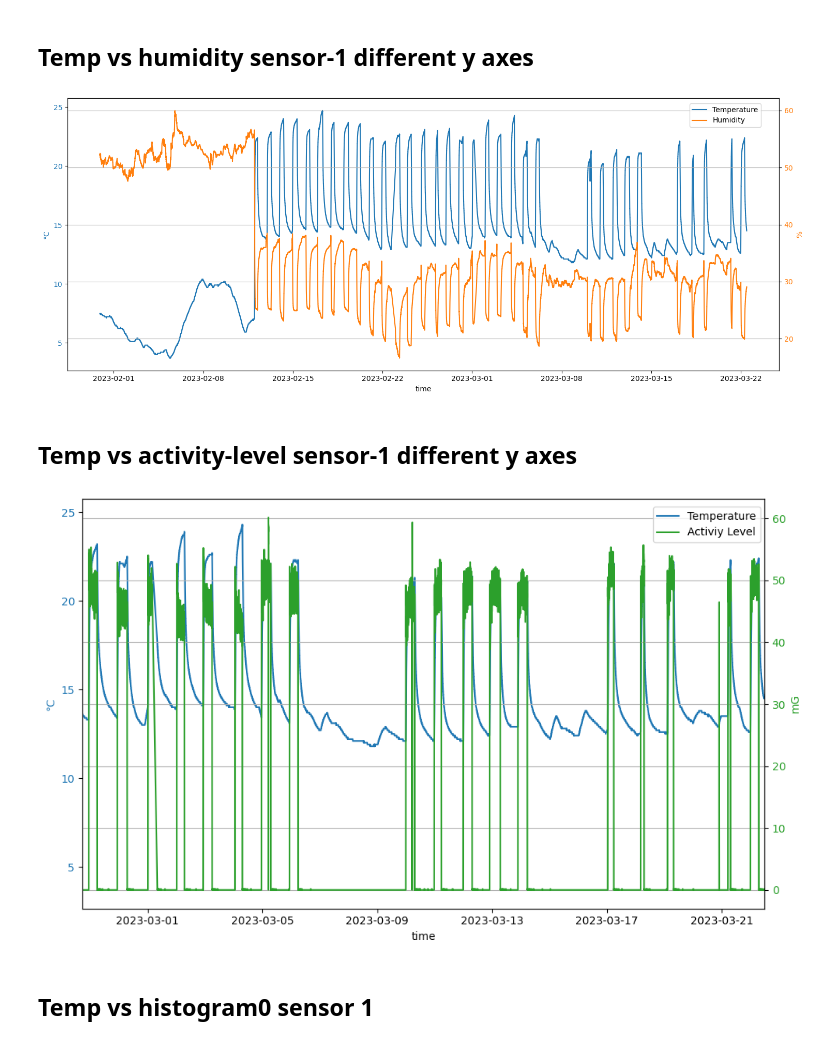
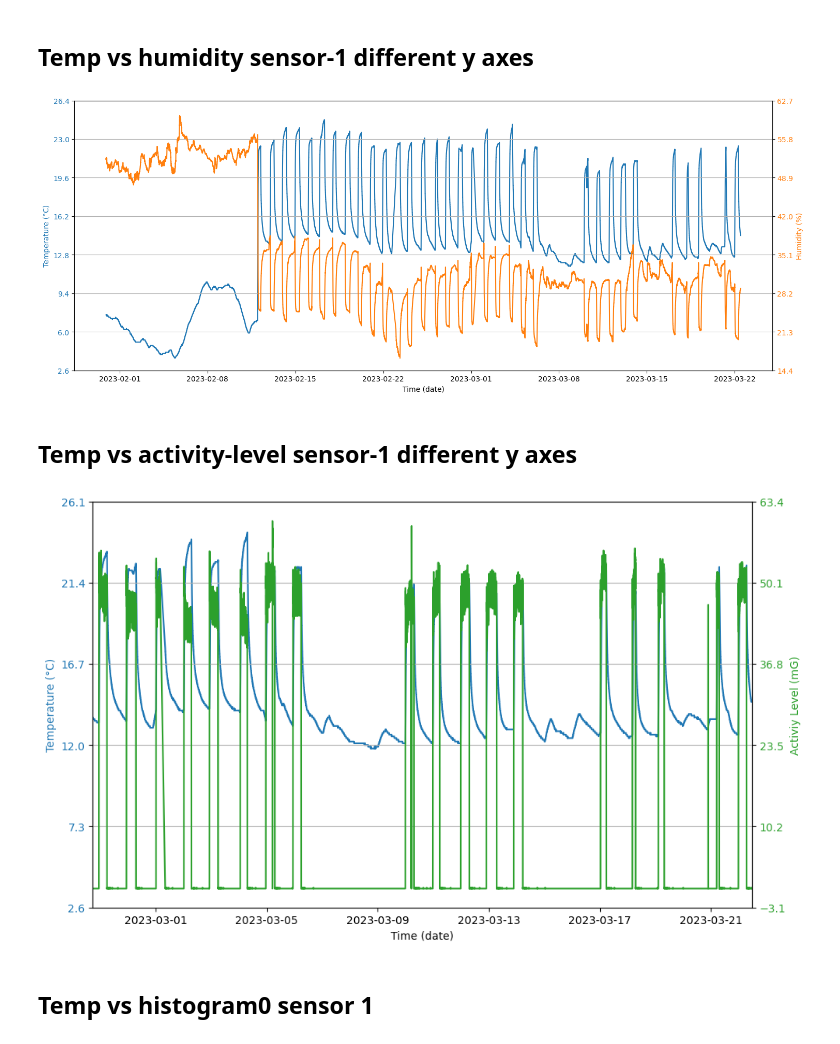
Before and after one commit to itsAiham/bachelor_thesis_HKR2023, a Jupyter notebook: main.ipynb, the cells around one changed output. Cells and saved outputs as stored; diff of their text form; code cells hidden in the pictures.

Commit message:
Fix graphs

```diff
--- a/main.ipynb
+++ b/main.ipynb
@@ -9,3 +10,15 @@ import datetime
+# %%
+def calculate_ticks(ax, ticks, round_to=0.1, center=False):
+    upperbound = np.ceil(ax.get_ybound()[1]/round_to)
+    lowerbound = np.floor(ax.get_ybound()[0]/round_to)
+    dy = upperbound - lowerbound
+    fit = np.floor(dy/(ticks - 1)) + 1
+    dy_new = (ticks - 1)*fit
+    if center:
+        offset = np.floor((dy_new - dy)/2)
+        lowerbound = lowerbound - offset
+    values = np.linspace(lowerbound, lowerbound + dy_new, ticks)
+    return values*round_to
 # %% [markdown]
 # Get data
 # %%
@@ -228,51 +241,59 @@ fig1.set_figheight(6)
 fig1.set_figwidth(15)
 
 color = 'tab:blue'
-ax1_1.set_xlabel('time')
-ax1_1.set_ylabel('°C', color=color)
+ax1_1.set_xlabel('Time (date)')
+ax1_1.set_ylabel('Temperature (°C)', color=color)
 ax1_1.plot(temp1_datetime, sensor1.temp, color=color, label="Temperature")
 ax1_1.tick_params(axis='y', labelcolor=color)
 
 ax1_2 = ax1_1.twinx()  # instantiate a second axes that shares the same x-axis
 
 color = 'tab:orange'
-ax1_2.set_ylabel('%', color=color)  # we already handled the x-label with ax1
+ax1_2.set_ylabel('Humidity (%)', color=color)  # we already handled the x-label with ax1
 ax1_2.plot(temp1_datetime, sensor1.humd, color=color, label="Humidity")
 ax1_2.tick_params(axis='y', labelcolor=color)
 
+ax1_grid_lines = 8
+ax1_1.set_yticks(calculate_ticks(ax1_1, ax1_grid_lines))
+ax1_2.set_yticks(calculate_ticks(ax1_2, ax1_grid_lines))
+
 fig1.tight_layout()  # otherwise the right y-label is slightly clipped
 plt.grid(True)
-fig1.legend(loc='upper right', ncol=1,  bbox_to_anchor=(0.94, 0.97))
+# fig1.legend(loc='upper right', ncol=1,  bbox_to_anchor=(0.94, 0.97))
 plt.show()
 # %% [output]
-[figure, old version]
+[figure, new version]
 # %% [markdown]
 ## Temp vs activity-level sensor-1 different y axes
 # %%
 t_al1, t_al_ax1_1 = plt.subplots()
 t_al1.set_figheight(6)
 t_al1.set_figwidth(10)
 
 color = 'tab:blue'
-t_al_ax1_1.set_xlabel('time')
-t_al_ax1_1.set_ylabel('°C', color=color)
+t_al_ax1_1.set_xlabel('Time (date)')
+t_al_ax1_1.set_ylabel('Temperature (°C)', color=color)
 t_al_ax1_1.plot(temp1_datetime, sensor1.temp, color=color, label="Temperature")
 t_al_ax1_1.tick_params(axis='y', labelcolor=color)
 
 t_al_ax1_2 = t_al_ax1_1.twinx()  # instantiate a second axes that shares the same x-axis
 
 color = 'tab:green'
-t_al_ax1_2.set_ylabel('mG', color=color)  # we already handled the x-label with ax1
+t_al_ax1_2.set_ylabel('Activiy Level (mG)', color=color)  # we already handled the x-label with ax1
 t_al_ax1_2.plot(actlv1_datetime, sensor1.activityLevel[:34000], color=color, label="Activiy Level")
 t_al_ax1_2.tick_params(axis='y', labelcolor=color)
+
+t_al_ax1_grid_lines = 6
+t_al_ax1_1.set_yticks(calculate_ticks(t_al_ax1_1, t_al_ax1_grid_lines))
+t_al_ax1_2.set_yticks(calculate_ticks(t_al_ax1_2, t_al_ax1_grid_lines))
 
 plt.xlim(actlv1_datetime[0], actlv1_datetime[-1])
 t_al1.tight_layout()  # otherwise the right y-label is slightly clipped
 plt.grid(True)
-t_al1.legend(loc='upper right', ncol=1,  bbox_to_anchor=(0.94, 0.97))
+# t_al1.legend(loc='upper right', ncol=1,  bbox_to_anchor=(0.94, 0.97))
 plt.show()
 # %% [output]
-[figure, old version]
+[figure, new version]
 # %% [markdown]
 ## Temp vs histogram0 sensor 1
 # %%
```
Also changed, not shown: parts of 5 cells of this notebook.
